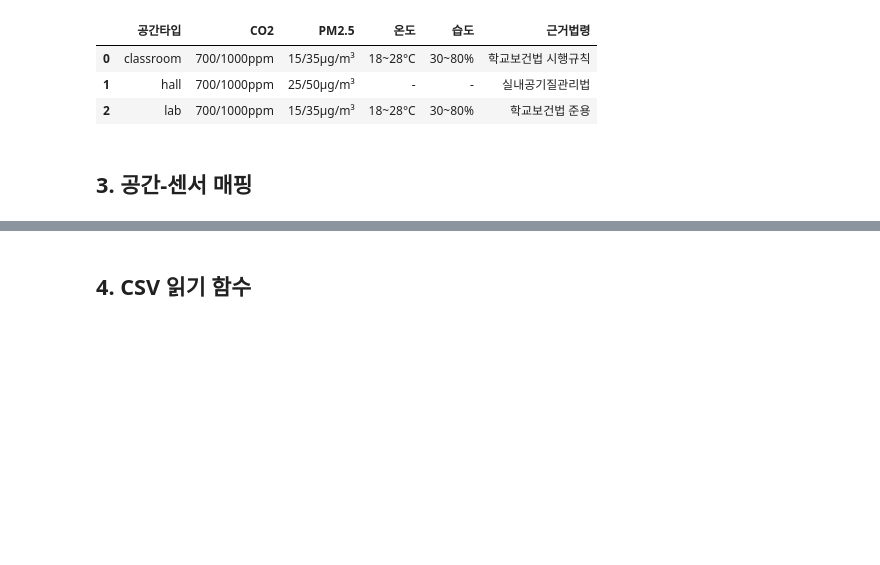
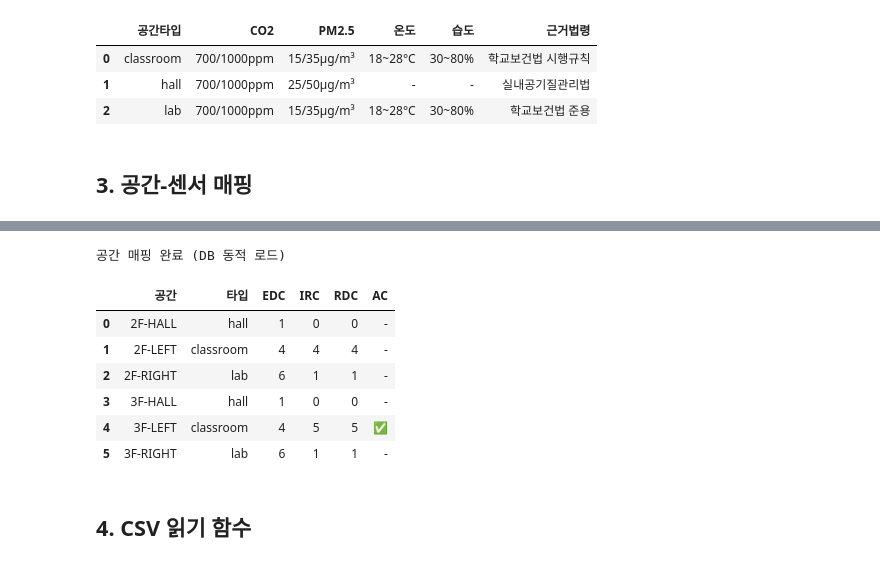
Before and after one commit to parkjuho12/kbu_serdic, a Jupyter notebook: notebooks/rule_engine_v4.ipynb, the cells around one changed output, grey strips where cells are left out. Saved outputs shown, nothing was run; the diff lists cells and outputs as text; code cells hidden in the pictures; blank space fills up the shorter version.

```diff
--- a/notebooks/rule_engine_v4.ipynb
+++ b/notebooks/rule_engine_v4.ipynb
@@ -153,3 +98,66 @@ pd.DataFrame([
+# %%
+import pymysql
+import pymysql.cursors
+
+def get_conn():
+    return pymysql.connect(
+        host=os.getenv('DB_HOST'),
+        user=os.getenv('DB_USER', 'kbu'),
+        password=os.getenv('DB_PASSWORD', ''),
+        db=os.getenv('DB_NAME', 'kbu_sensor'),
+        port=int(os.getenv('DB_PORT', 3306)),
+        charset='utf8mb4',
+        cursorclass=pymysql.cursors.DictCursor,
+    )
+
+def load_room_mapping():
+    """DB의 rooms + room_sensors 테이블에서 동적으로 매핑 로드"""
+    conn = get_conn()
+    mapping = {}
+    try:
+        with conn.cursor() as cur:
+            cur.execute("SELECT room_id, name, floor, type FROM rooms")
+            rooms = cur.fetchall()
+            cur.execute("SELECT room_id, sensor_type, device_id FROM room_sensors ORDER BY room_id, sensor_type, device_id")
+            sensors = cur.fetchall()
+
+        sensor_map = {}
+        for s in sensors:
+            rid = s['room_id']
+            if rid not in sensor_map:
+                sensor_map[rid] = {'EDC': [], 'IRC': [], 'RDC': []}
+            stype = s['sensor_type'].upper()
+            if stype in sensor_map[rid]:
+                sensor_map[rid][stype].append(s['device_id'])
+
+        for r in rooms:
+            rid = r['room_id']
+            s = sensor_map.get(rid, {'EDC': [], 'IRC': [], 'RDC': []})
+            mapping[rid] = {
+                'floor': r['floor'], 'type': r['type'], 'name': r['name'],
+                'EDC': s['EDC'], 'IRC': s['IRC'], 'RDC': s['RDC'],
+                'AC':  THINQ_DEVICE_ID if rid == '3F-LEFT' else None,
+            }
+    finally:
+        conn.close()
+    return mapping
+
+ROOM_MAPPING = load_room_mapping()
+
+print('공간 매핑 완료 (DB 동적 로드)')
+pd.DataFrame([
+    [k, v['type'], len(v['EDC']), len(v['IRC']), len(v['RDC']), '✅' if v['AC'] else '-']
+    for k, v in ROOM_MAPPING.items()
+], columns=['공간', '타입', 'EDC', 'IRC', 'RDC', 'AC'])
+# %% [output]
+공간 매핑 완료 (DB 동적 로드)
+|  | 공간 | 타입 | EDC | IRC | RDC | AC |
+| 0 | 2F-HALL | hall | 1 | 0 | 0 | - |
+| 1 | 2F-LEFT | classroom | 4 | 4 | 4 | - |
+| 2 | 2F-RIGHT | lab | 6 | 1 | 1 | - |
+| 3 | 3F-HALL | hall | 1 | 0 | 0 | - |
+| 4 | 3F-LEFT | classroom | 4 | 5 | 5 | ✅ |
+| 5 | 3F-RIGHT | lab | 6 | 1 | 1 | - |
 # %% [markdown]
 ## 4. CSV 읽기 함수
 # %%
```
Also changed, not shown: parts of 5 cells of this notebook, 6 other files.
